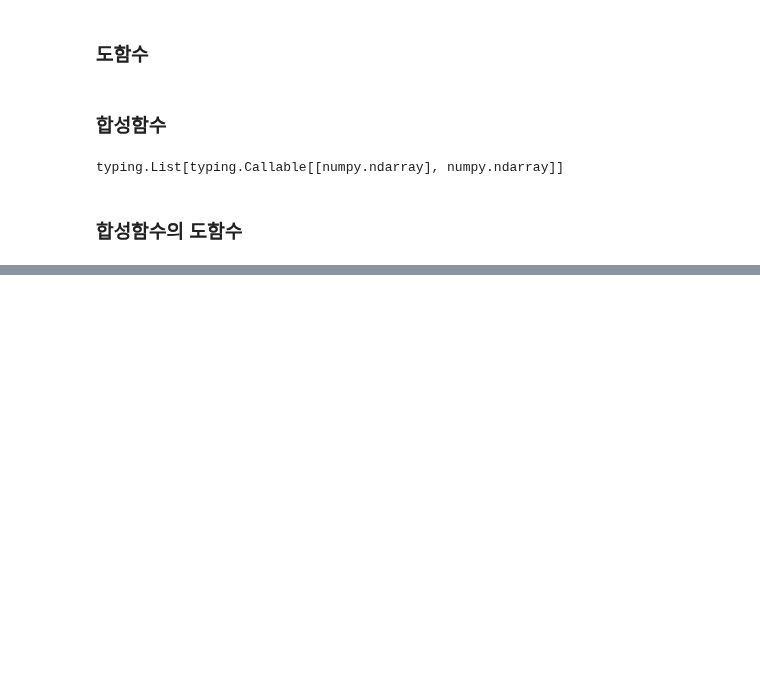
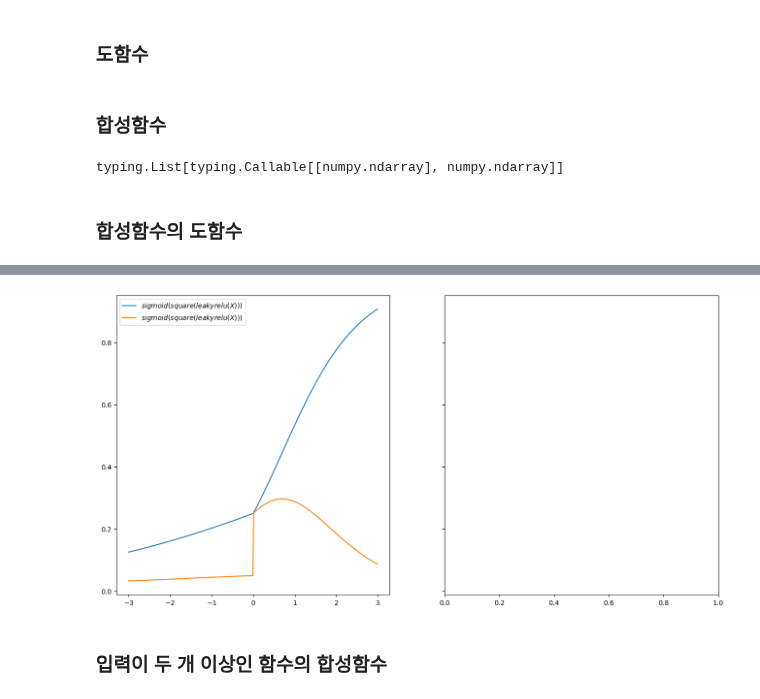
Before and after one commit to chw8207/pytorch_study, a Jupyter notebook: 신경망기초1.ipynb, the cells around one changed output, grey strips where cells are left out. Cells and saved outputs as stored; diff of their text form; code cells hidden in the pictures; blank space fills up the shorter version.

```diff
--- a/신경망기초1.ipynb
+++ b/신경망기초1.ipynb
@@ -96,0 +303,14 @@ def chain_deriv_2(chain: Chain,
+# %%
+# 복잡한 도함수
+def chain_length_3(chain: Chain, x: ndarray) -> ndarray :
+  '''
+  3개의 함수를 연쇄적으로 평가함.
+  '''
+  # 인자 chain의 길이는 3
+  assert len(chain) == 3
+
+  f1 = chain[0]
+  f2 = chain[1]
+  f3 = chain[2]
+
+  return f3(f2(f1(x)))
@@ -96,0 +365,30 @@ def chain_deriv_2(chain: Chain,
+# %%
+def plot_chain_deriv(ax,
+                     chain: Chain,
+                     input_range: ndarray,
+                     length: int=2) -> ndarray:
+    '''
+    연쇄법칙을 이용해 합성함수의 도함수를 계산하고 그래프를 작도함.
+
+    ax: 작도에 사용할 matplotlib의 서브플롯
+    '''
+
+    if length == 2:
+        output_range = chain_deriv_2(chain, input_range)
+    elif length == 3:
+        output_range = chain_deriv_3(chain, input_range)
+    ax.plot(input_range, output_range)
+# %%
+fig, ax = plt.subplots(1, 2, sharey=True, figsize=(16,8))
+
+chain_1 = [leaky_relu, square, sigmoid]
+chain_2 = [leaky_relu, sigmoid, square]
+
+PLOT_RANGE = np.arange(-3,3, 0.01)
+plot_chain(ax[0], chain_2, PLOT_RANGE, length=3)
+plot_chain_deriv(ax[0], chain_2, PLOT_RANGE, length=3)
+
+ax[0].legend(["$sigmoid(square(leakyrelu(X)))$", "$sigmoid(square(leakyrelu(X)))$"])
+
+plt.show()
+# %% [output]
@@ -96,0 +412,3 @@ def chain_deriv_2(chain: Chain,
+[figure, added]
+# %% [markdown]
+### 입력이 두 개 이상인 함수의 합성함수
```
Also changed, not shown: parts of 17 cells of this notebook.
